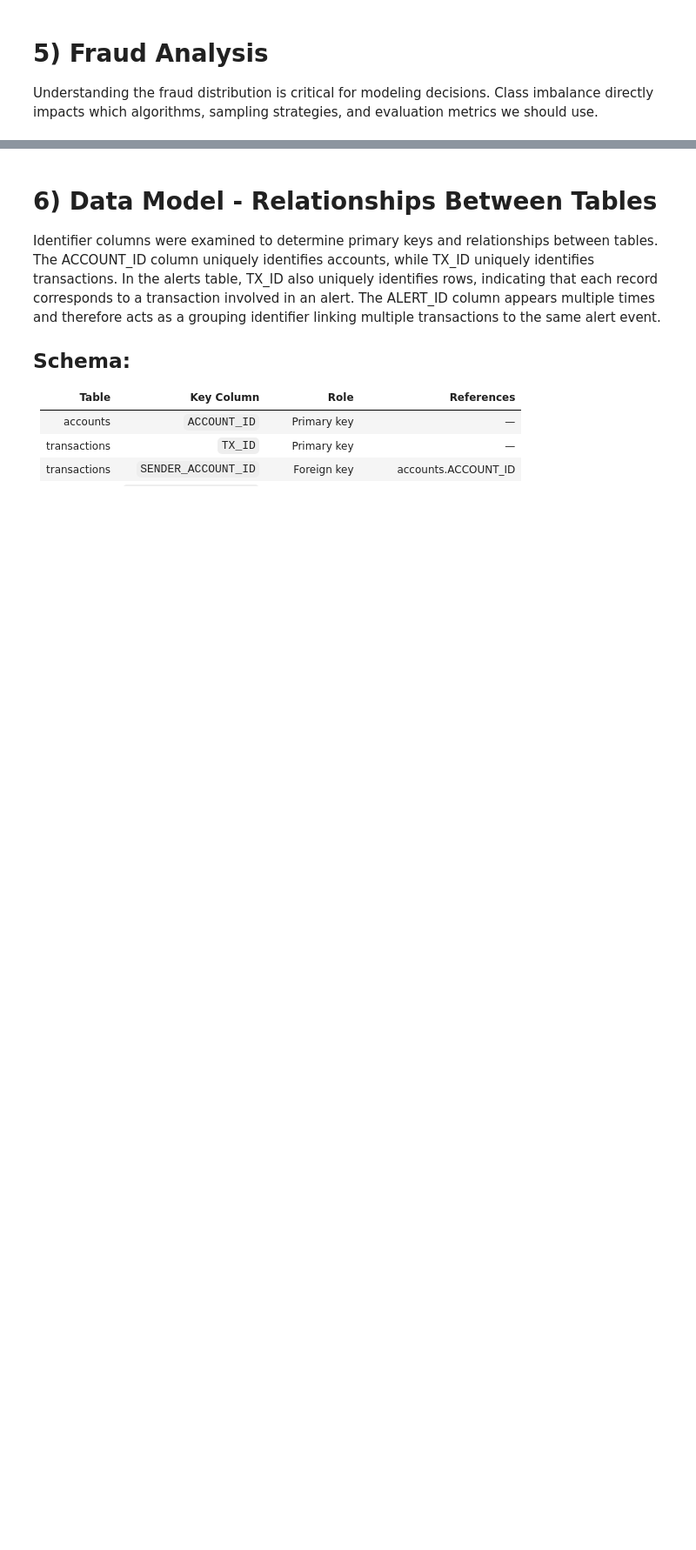
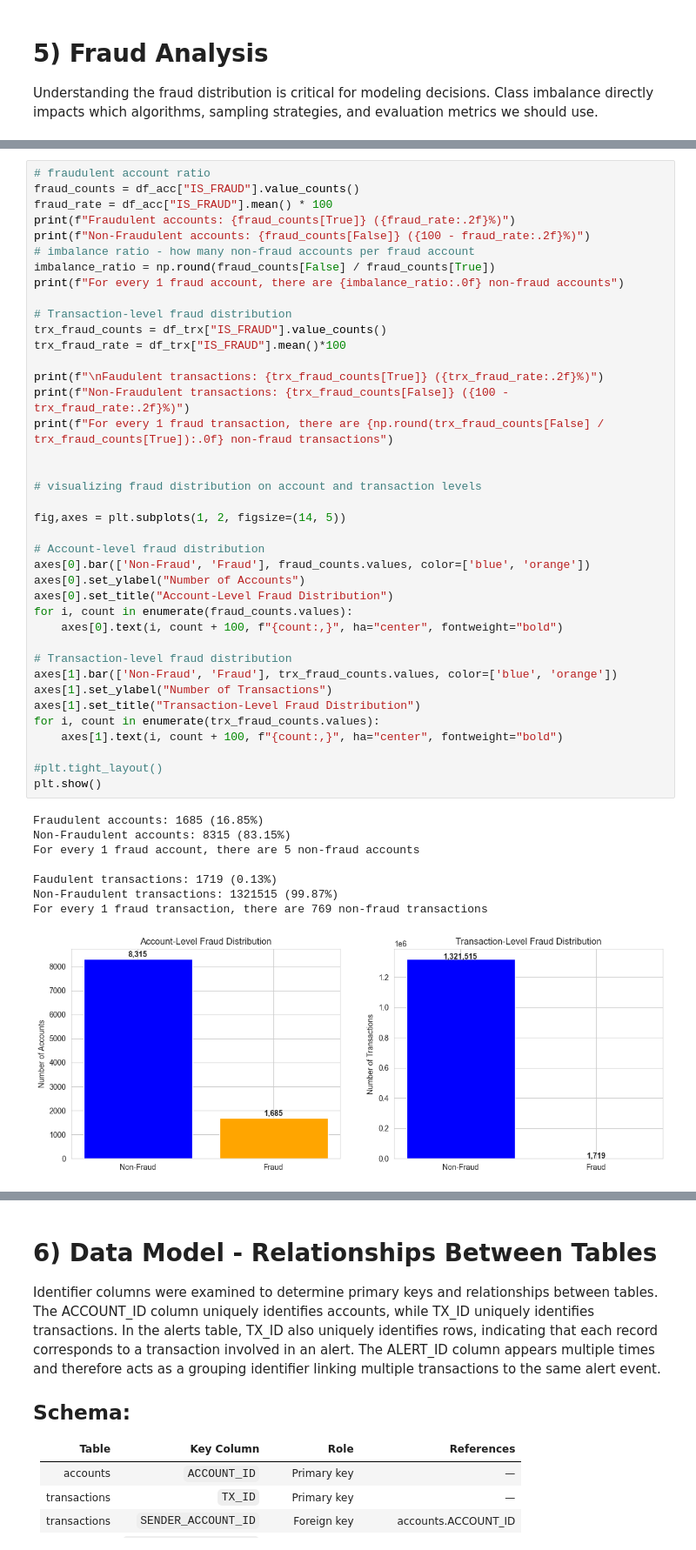
Before and after one commit to sevdenakkoc/my-risk-detection, a Jupyter notebook: notebooks/01_eda.ipynb, the cells around one changed output, grey strips where cells are left out. Shown at 87% size. Drawn from its saved outputs; the diff is of its cells as text; blank space fills up the shorter version.

Commit message:
charts

```diff
--- a/notebooks/01_eda.ipynb
+++ b/notebooks/01_eda.ipynb
@@ -475,0 +569,48 @@ Name: count, dtype: int64
+# %%
+# fraudulent account ratio
+fraud_counts = df_acc["IS_FRAUD"].value_counts()
+fraud_rate = df_acc["IS_FRAUD"].mean() * 100
+print(f"Fraudulent accounts: {fraud_counts[True]} ({fraud_rate:.2f}%)")
+print(f"Non-Fraudulent accounts: {fraud_counts[False]} ({100 - fraud_rate:.2f}%)")
+# imbalance ratio - how many non-fraud accounts per fraud account
+imbalance_ratio = np.round(fraud_counts[False] / fraud_counts[True])
+print(f"For every 1 fraud account, there are {imbalance_ratio:.0f} non-fraud accounts")
+
+# Transaction-level fraud distribution
+trx_fraud_counts = df_trx["IS_FRAUD"].value_counts()
+trx_fraud_rate = df_trx["IS_FRAUD"].mean()*100
+
+print(f"\nFaudulent transactions: {trx_fraud_counts[True]} ({trx_fraud_rate:.2f}%)")
+print(f"Non-Fraudulent transactions: {trx_fraud_counts[False]} ({100 - trx_fraud_rate:.2f}%)")
+print(f"For every 1 fraud transaction, there are {np.round(trx_fraud_counts[False] / trx_fraud_counts[True]):.0f} non-fraud transactions")
+
+
+# visualizing fraud distribution on account and transaction levels
+
+fig,axes = plt.subplots(1, 2, figsize=(14, 5))
+
+# Account-level fraud distribution
+axes[0].bar(['Non-Fraud', 'Fraud'], fraud_counts.values, color=['blue', 'orange'])
+axes[0].set_ylabel("Number of Accounts")
+axes[0].set_title("Account-Level Fraud Distribution")
+for i, count in enumerate(fraud_counts.values):
+    axes[0].text(i, count + 100, f"{count:,}", ha="center", fontweight="bold")
+
+# Transaction-level fraud distribution
+axes[1].bar(['Non-Fraud', 'Fraud'], trx_fraud_counts.values, color=['blue', 'orange'])
+axes[1].set_ylabel("Number of Transactions")
+axes[1].set_title("Transaction-Level Fraud Distribution")
+for i, count in enumerate(trx_fraud_counts.values):
+    axes[1].text(i, count + 100, f"{count:,}", ha="center", fontweight="bold")
+
+#plt.tight_layout()
+plt.show()
+# %% [output]
+Fraudulent accounts: 1685 (16.85%)
+Non-Fraudulent accounts: 8315 (83.15%)
+For every 1 fraud account, there are 5 non-fraud accounts
+
+Faudulent transactions: 1719 (0.13%)
+Non-Fraudulent transactions: 1321515 (99.87%)
+For every 1 fraud transaction, there are 769 non-fraud transactions
+[figure, added]
```
Also changed, not shown: parts of 27 cells of this notebook.
